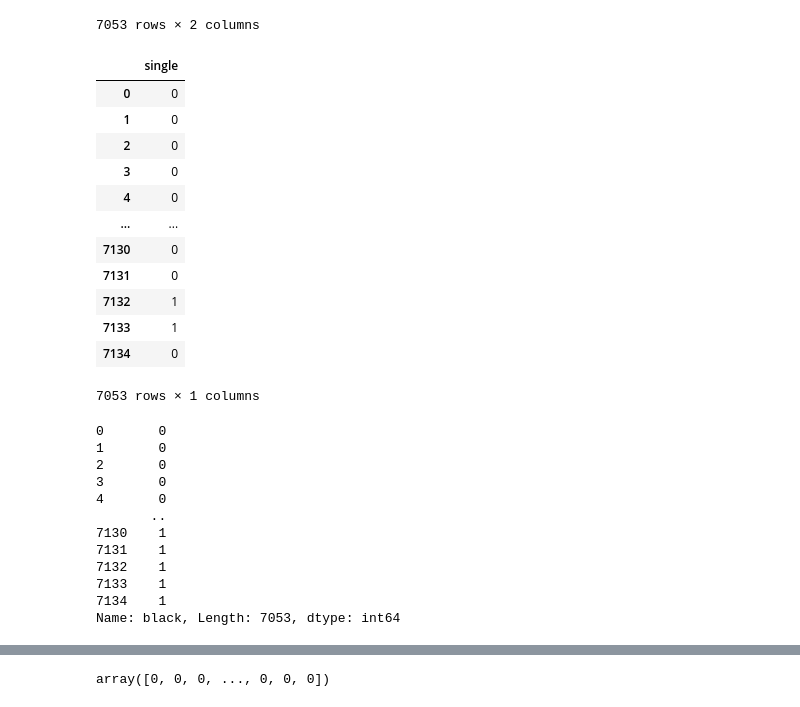
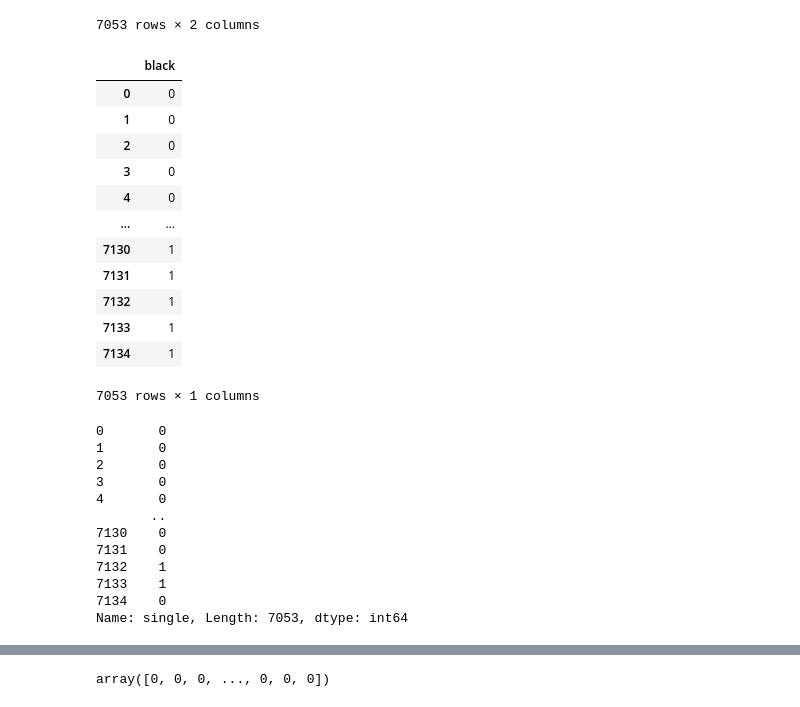
Before and after one commit to andrezafeu/maternal_mortality, a Jupyter notebook: Logistic Regression.ipynb, the cells around one changed output, grey strips where cells are left out. Drawn from its saved outputs; the diff is of its cells as text; code cells hidden in the pictures.

```diff
--- a/Logistic Regression.ipynb
+++ b/Logistic Regression.ipynb
@@ -132,25 +132,25 @@ df_mlr
 | 7134 | 1 | 0 |
 7053 rows × 2 columns
 # %%
-X = df_mlr['single'].to_frame()
+X = df_mlr['black'].to_frame()
 X
 # %% [output]
-|  | single |
+|  | black |
 | 0 | 0 |
 | 1 | 0 |
 | 2 | 0 |
 | 3 | 0 |
 | 4 | 0 |
 | ... | ... |
-| 7130 | 0 |
-| 7131 | 0 |
+| 7130 | 1 |
+| 7131 | 1 |
 | 7132 | 1 |
 | 7133 | 1 |
-| 7134 | 0 |
+| 7134 | 1 |
 7053 rows × 1 columns
 # %%
 # variable to predict
-y = df_mlr['black']
+y = df_mlr['single']
 y
 # %% [output]
 0       0
@@ -159,12 +159,12 @@ y
 3       0
 4       0
        ..
-7130    1
-7131    1
+7130    0
+7131    0
 7132    1
 7133    1
-7134    1
-Name: black, Length: 7053, dtype: int64
+7134    0
+Name: single, Length: 7053, dtype: int64
 # %%
 print(list(X.columns.values))
 
```
Also changed, not shown: parts of 17 cells of this notebook.
